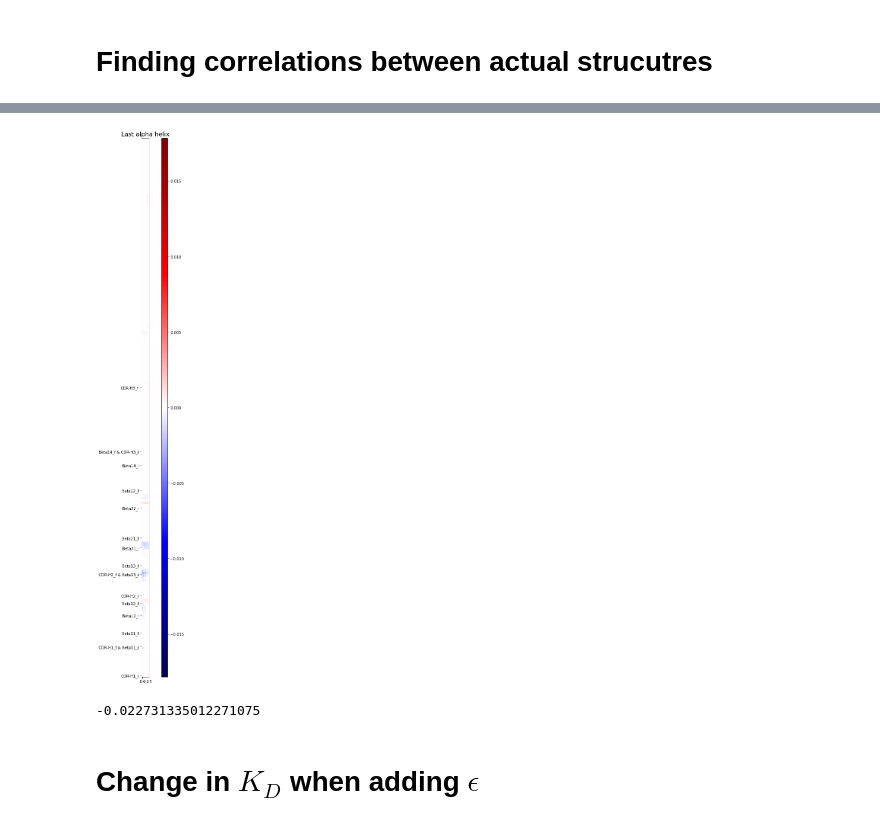
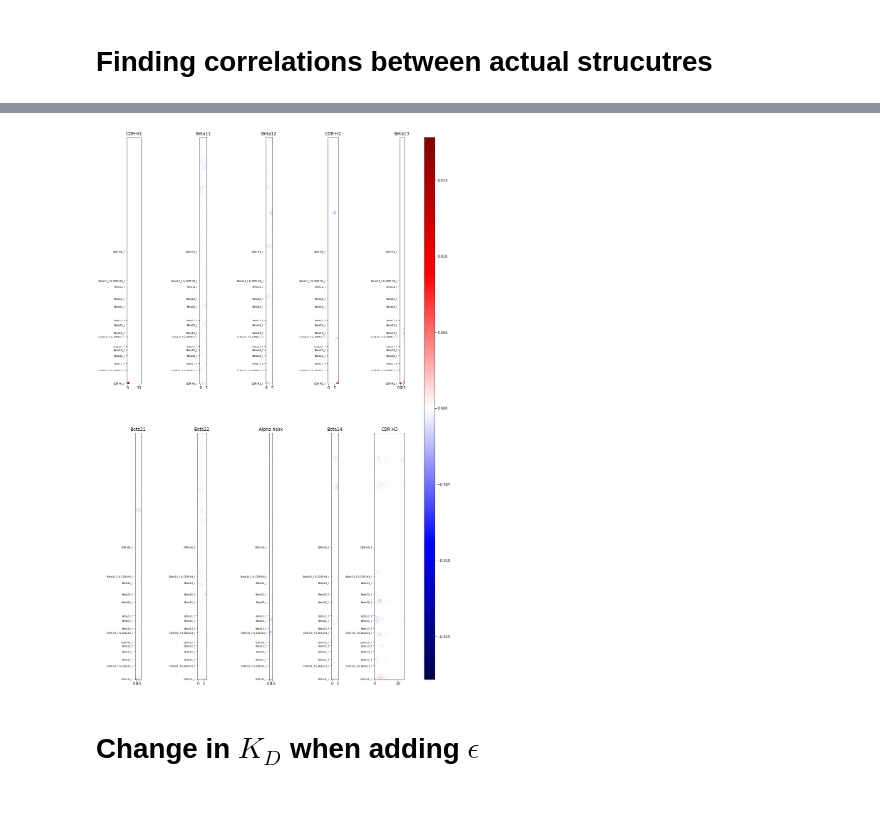
Before and after one commit to kevinmicha/ANTIPASTI, a Jupyter notebook: notebooks/[Tutorial] Explaining affinity using NMA-CNN with paired HL.ipynb, the cells around one changed output, grey strips where cells are left out. Saved outputs shown, nothing was run; the diff lists cells and outputs as text; code cells hidden in the pictures.

```diff
--- a/notebooks/[Tutorial] Explaining affinity using NMA-CNN with paired HL.ipynb
+++ b/notebooks/[Tutorial] Explaining affinity using NMA-CNN with paired HL.ipynb
@@ -74,22 +77,6 @@ plt.colorbar()
 plt.show()
 # %% [output]
 [figure]
-# %%
-high_aff = []
-low_aff = []
-affinity_thr = -8
-train_x = preprocessed_data.train_x
-train_y = preprocessed_data.train_y
-
-for i in range(train_y.shape[0]):
-    if train_y[i] < affinity_thr:
-        high_aff.append(train_x[i])
-    elif train_y[i] > affinity_thr:
-        low_aff.append(train_x[i])
-
-# Obtaining the maps
-mean_image = np.mean(train_x, axis=0).reshape(input_shape, input_shape)
-mean_diff_image = np.mean(high_aff, axis=0) - np.mean(low_aff, axis=0)
 # %%
 fig = plt.figure(figsize=(12, 9))
 plt.imshow(mean_image, origin='lower', cmap='seismic', norm=CenteredNorm())
@@ -109,21 +96,8 @@ plt.show()
 # %% [markdown]
 # Obtaining $\epsilon$
-# %%
-high_aff = []
-low_aff = []
-each_img_enl = np.zeros((train_x.shape[0], input_shape, input_shape))
-size_le = int(np.sqrt(model.fc1.weight.data.numpy().shape[-1] / n_filters))
-
-for j in range(train_x.shape[0]):
-    inter_filter_item = model(torch.from_numpy(train_x[j].reshape(1, 1, input_shape, input_shape).astype(np.float32)))[1].detach().numpy()
-    for i in range(n_filters):
-        each_img_enl[j] += cv2.resize(np.multiply(inter_filter_item[0,i], model.fc1.weight.data.numpy().reshape(n_filters,size_le**2)[i].reshape(size_le, size_le)), dsize=(input_shape, input_shape))
-    high_aff.append(np.multiply(-np.clip(each_img_enl[j], a_min=-np.inf, a_max=0), cv2.resize(train_x[j][0], dsize=(input_shape, input_shape))))
-    low_aff.append(np.multiply(np.clip(each_img_enl[j], a_min=0, a_max=np.inf), cv2.resize(train_x[j][0], dsize=(input_shape, input_shape))))
-
-true_filter = deepcopy(np.mean(high_aff, axis=0) - np.mean(low_aff, axis=0))
-epsilon = np.multiply(np.abs(np.sign(mean_diff_image[0])), true_filter)
 # %%
+epsilon = get_epsilon(preprocessed_data, model, mean_diff_image)
+
 fig = plt.figure(figsize=(12, 9))
 plt.imshow(epsilon, origin='lower', cmap='seismic', norm=CenteredNorm())
 plt.title('Epsilon', size=title_size)
@@ -264,15 +110,17 @@ print(cdr3_corr_h.sum())
-# %%
-plt.figure(figsize=(12, 26))
-alpha_corr_h = epsilon[:, alpha_coord_h]
-plt.imshow(np.where(abs(alpha_corr_h)<abs(alpha_corr_h).max()/15, 0, alpha_corr_h), origin='lower', cmap='seismic', norm=CenteredNorm(halfrange=rmax))
-plt.yticks(ticks, ticks_labels, fontsize=10)
-plt.colorbar(aspect=90)
-plt.title('Last alpha helix', size=title_size-4)
-plt.show()
-print(alpha_corr_h.sum())
-# %% [output]
-[figure, removed]
--0.022731335012271075
+# %%
+coord, maps, ticks, ticks_labels, titles, rmax = map_residues_to_regions(preprocessed_data, epsilon)
+# %%
+fig, axs = plt.subplots(ncols=5, nrows=2, figsize=(20, 28))
+for i, row in enumerate(axs):
+    for j, col in enumerate(row):
+        corr_h = maps[5*i+j]
+        im = axs[i,j].imshow(np.where(abs(corr_h)<abs(corr_h).max()/15, 0, corr_h), origin='lower', cmap='seismic', norm=CenteredNorm(halfrange=rmax))
+        axs[i,j].set_yticks(ticks, ticks_labels, fontsize=7)
+        axs[i,j].set_title(titles[5*i+j])
+fig.colorbar(im, ax=axs.ravel().tolist(), aspect=50)
+plt.show()
+# %% [output]
+[figure, added]
 # %% [markdown]
 # Change in $K_D$ when adding $\epsilon$
 # %%
```
Also changed, not shown: parts of 16 cells of this notebook, 7 other files.
